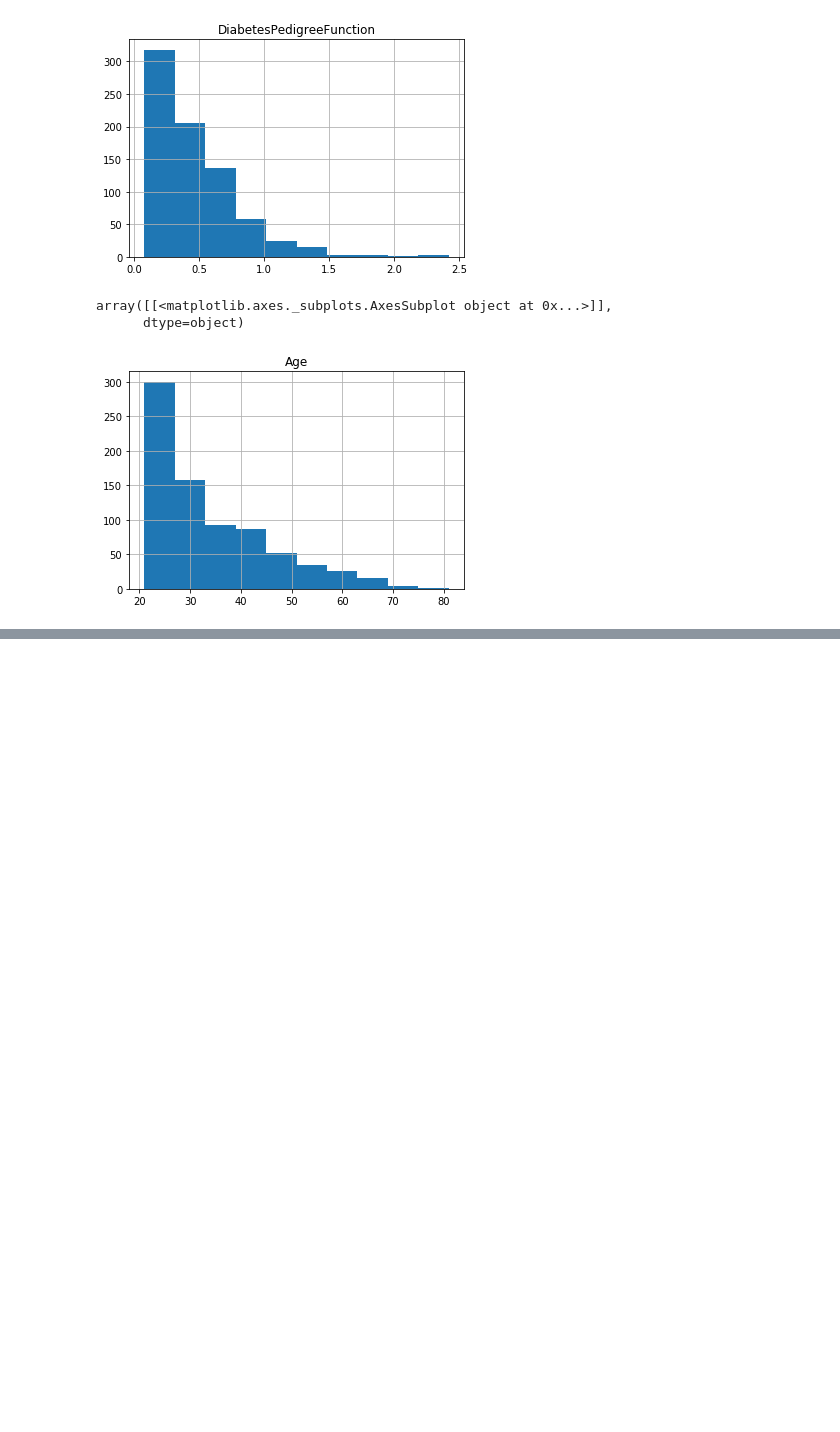
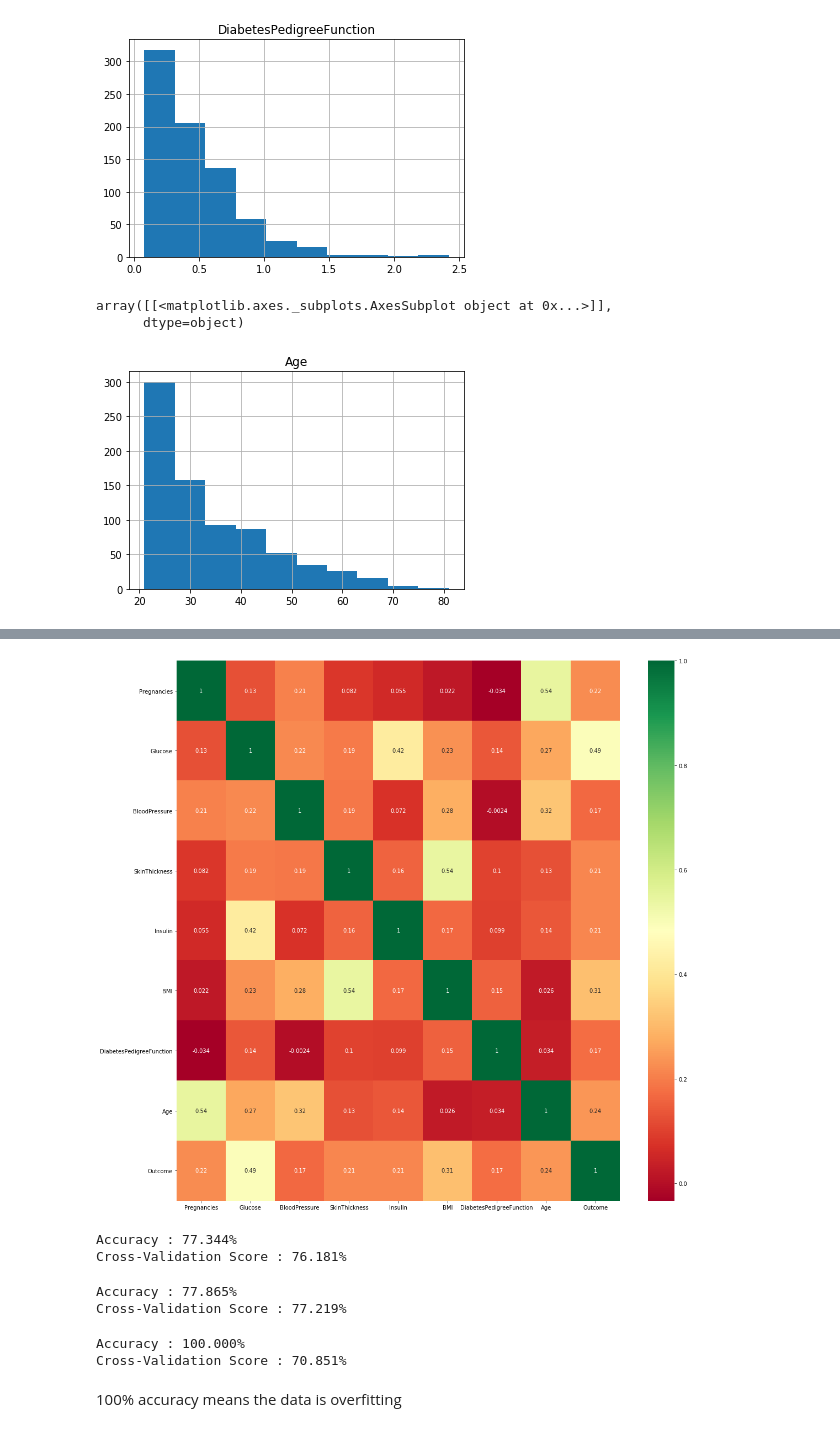
Before and after one commit to aditi-01/Diabetes-prediction-, a Jupyter notebook: Minor_project.ipynb, the cells around one changed output, grey strips where cells are left out. Saved outputs shown, nothing was run; the diff lists cells and outputs as text; code cells hidden in the pictures; blank space fills up the shorter version.

```diff
--- a/Minor_project.ipynb
+++ b/Minor_project.ipynb
@@ -311,0 +212,7 @@ print(f1_score(yt1_test,yt1_predict))
+# %%
+plt.figure(figsize = (18,18))
+sns.heatmap(data.corr(), annot = True, cmap = "RdYlGn")
+
+plt.show()
+# %% [output]
+[figure, added]
@@ -311,0 +253,26 @@ print(f1_score(yt1_test,yt1_predict))
+# %%
+dependent='Outcome'
+model = LogisticRegression()
+independent_var = ['Pregnancies','Glucose','BloodPressure','SkinThickness','Insulin','BMI','DiabetesPedigreeFunction','Age']
+classification_model(model, data,independent_var,dependent)
+# %% [output]
+Accuracy : 77.344%
+Cross-Validation Score : 76.181%
+# %%
+dependent = 'Outcome'
+model = LogisticRegression()
+independent_var = ['Glucose','BloodPressure','Insulin','BMI','DiabetesPedigreeFunction','Age']
+classification_model(model, data,independent_var,dependent)
+# %% [output]
+Accuracy : 77.865%
+Cross-Validation Score : 77.219%
+# %%
+dependent = 'Outcome'
+model = DecisionTreeClassifier()
+independent_var = ['Pregnancies','Glucose','BloodPressure','Insulin','BMI','DiabetesPedigreeFunction','Age']
+classification_model(model, data,independent_var,dependent)
+# %% [output]
+Accuracy : 100.000%
+Cross-Validation Score : 70.851%
+# %% [markdown]
+100% accuracy means the data is overfitting
```
Also changed, not shown: parts of 57 cells of this notebook.
